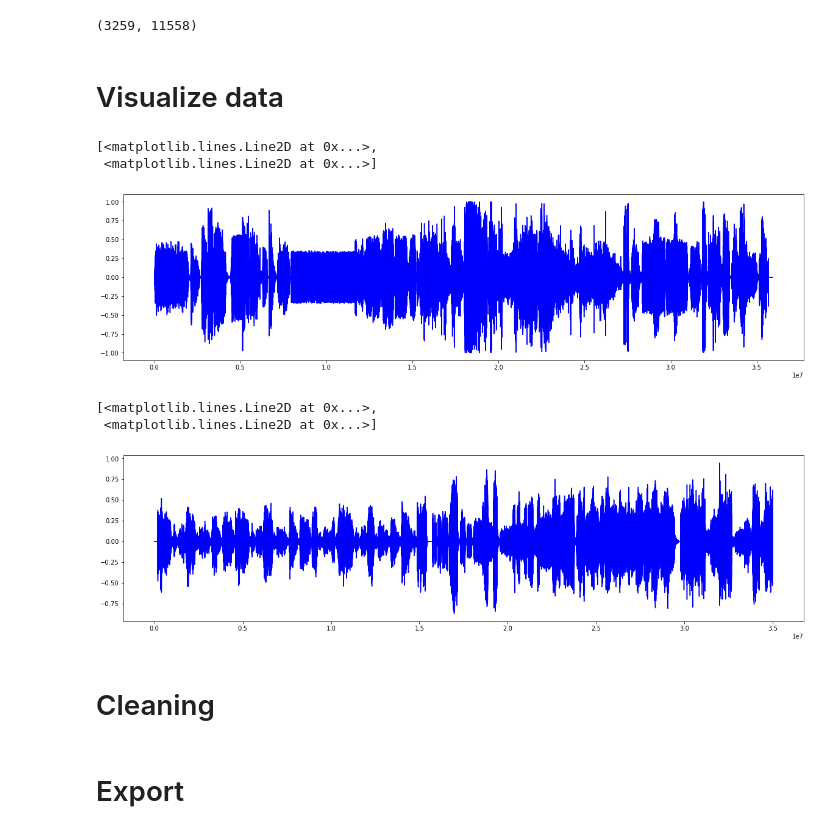
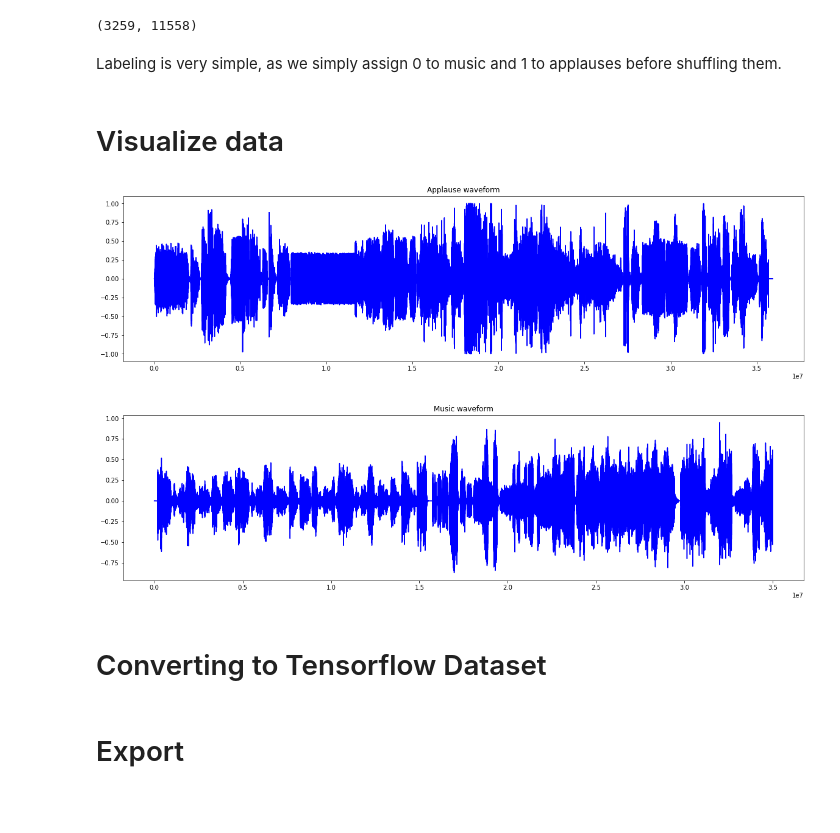
Before and after one commit to natsuozawa/classify-applauses, a Jupyter notebook: Preprocessing.ipynb, the cells around one changed output. Drawn from its saved outputs; the diff is of its cells as text; code cells hidden in the pictures; blank space fills up the shorter version.

```diff
--- a/Preprocessing.ipynb
+++ b/Preprocessing.ipynb
@@ -37,6 +45,8 @@ music_split = split_data(music, music_sampling_rate)
 len(applauses_split), len(music_split)
 # %% [output]
 (3259, 11558)
+# %% [markdown]
+Labeling is very simple, as we simply assign 0 to music and 1 to applauses before shuffling them.
 # %%
 applauses_labels, music_labels = np.ones(len(applauses_split)), np.zeros(len(music_split))
 # %%
@@ -49,19 +59,19 @@ DATA_SIZE = len(X_unshuffled)
 # %%
 fig = plt.figure(figsize=(20, 5))
 plt.plot(applauses, color='blue')
+plt.title('Applause waveform')
+plt.show()
 # %% [output]
-[<matplotlib.lines.Line2D at 0x...>,
- <matplotlib.lines.Line2D at 0x...>]
-[figure, old version]
+[figure, new version]
 # %%
 fig = plt.figure(figsize=(20, 5))
 plt.plot(music[:35000000], color='blue')
+plt.title('Music waveform')
+plt.show()
 # %% [output]
-[<matplotlib.lines.Line2D at 0x...>,
- <matplotlib.lines.Line2D at 0x...>]
-[figure, old version]
+[figure, new version]
-# %% [markdown]
-# Cleaning
+# %% [markdown]
+# Converting to Tensorflow Dataset
 # %%
 waveform_dataset = tf.data.Dataset.from_tensor_slices(X_unshuffled)
 label_dataset = tf.data.Dataset.from_tensor_slices(y_unshuffled)
```
Also changed, not shown: parts of 2 cells of this notebook, 4 other files.
